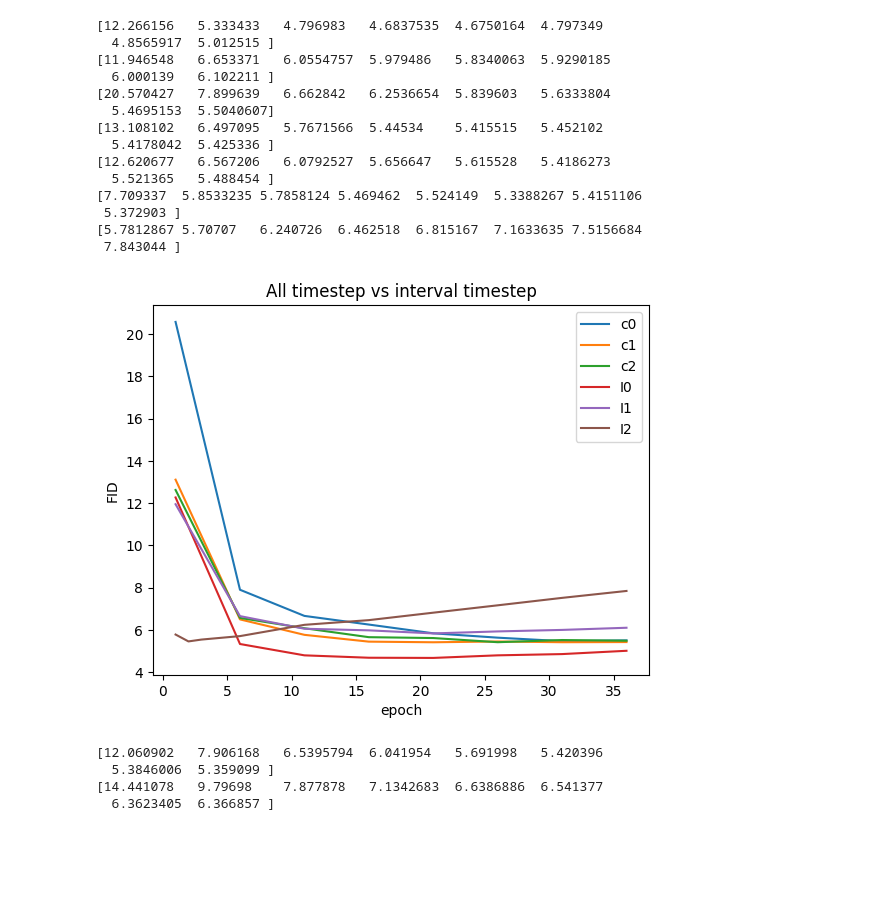
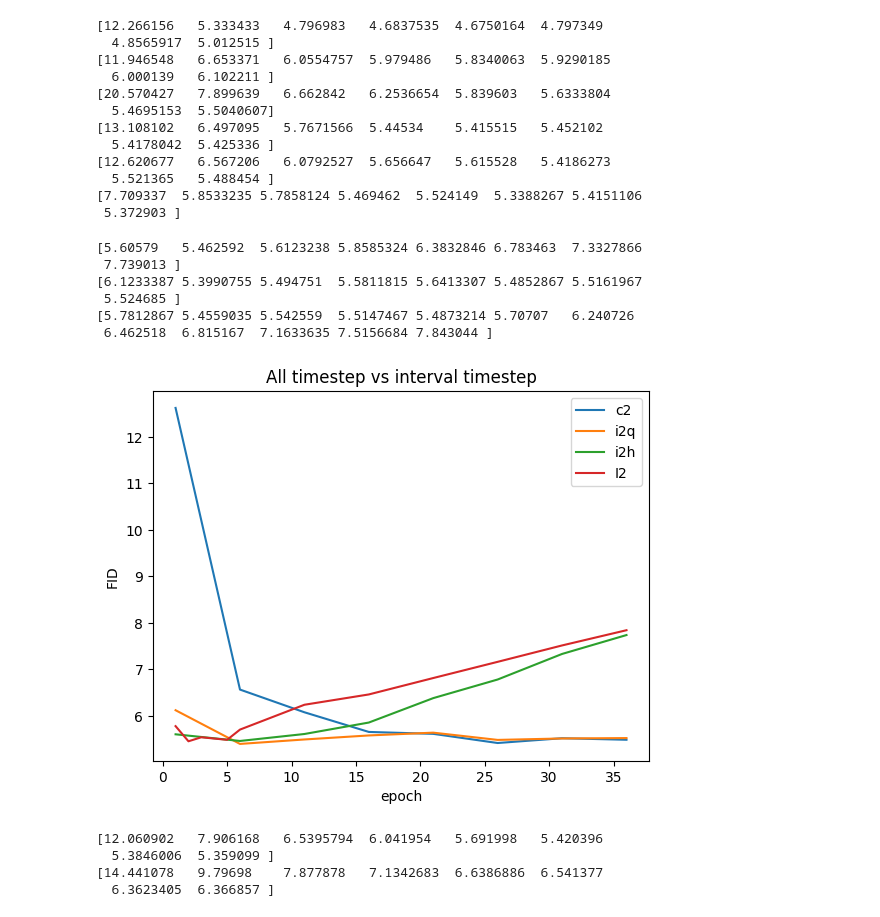
Before and after one commit to LucasYFL/dpm-solver, a Jupyter notebook: example_v2/score_sde_pytorch/jupyter/FID_plot.ipynb, the cells around one changed output. Saved outputs shown, nothing was run; the diff lists cells and outputs as text; code cells hidden in the pictures; blank space fills up the shorter version.

```diff
--- a/example_v2/score_sde_pytorch/jupyter/FID_plot.ipynb
+++ b/example_v2/score_sde_pytorch/jupyter/FID_plot.ipynb
@@ -14,6 +14,10 @@ i1 = []
 c0 = []
 c1 = []
 i2 = []
+i2h = []
+i2q = []
+i2hp = os.path.join(rootp,'interval2_half')
+i2qp = os.path.join(rootp,'interval2_quart')
 d005 = []
 all = []
 c2 = []
@@ -32,6 +36,8 @@ for i in range(1,41,5):
     c1.append(d['fid'])
     c2.append(np.load(os.path.join(c2p,"report_{}.npz".format(i)))['fid'])
     i2.append(np.load(os.path.join(i2p,"report_{}.npz".format(i)))['fid'])
+    i2h.append(np.load(os.path.join(i2hp,"report_{}.npz".format(i)))['fid'])
+    i2q.append(np.load(os.path.join(i2qp,"report_{}.npz".format(i)))['fid'])
 i0 = np.array(i0)
 i1 = np.array(i1)
 c0 = np.array(c0)
@@ -45,7 +51,6 @@ print(c0)
 print(c1)
 print(c2)
 print(d005)
-print(i2)
 # %% [output]
 [12.266156   5.333433   4.796983   4.6837535  4.6750164  4.797349
   4.8565917  5.012515 ]
@@ -59,34 +64,42 @@ print(i2)
   5.521365   5.488454 ]
 [7.709337  5.8533235 5.7858124 5.469462  5.524149  5.3388267 5.4151106
  5.372903 ]
-[5.7812867 5.70707   6.240726  6.462518  6.815167  7.1633635 7.5156684
- 7.843044 ]
 # %%
 
 import matplotlib.pyplot as plt
 i2 = []
-y2 = list(range(1,4))+list(range(6,41,5))
+y2 = list(range(1,6))+list(range(6,41,5))
 for i in y2:
     i2.append(np.load(os.path.join(i2p,"report_{}.npz".format(i)))['fid'])
 i2 = np.array(i2)
-
+print(np.array(i2h))
+print(np.array(i2q))
+print(i2)
 y = list(range(1,41,5))
-plt.plot(y,c0,label='c0')
-plt.plot(y,c1,label='c1')
+#plt.plot(y,c0,label='c0')
+#plt.plot(y,c1,label='c1')
 plt.plot(y,c2,label='c2')
-plt.plot(y,i0,label='I0')
+plt.plot(y,i2q,label='i2q')
+plt.plot(y,i2h,label='i2h')
+#plt.plot(y,i0,label='I0')
 #plt.plot(y,d005,label='t005')
-plt.plot(y,i1,label='I1')
+#plt.plot(y,i1,label='I1')
 plt.plot(y2,i2,label='I2')
-
+plt.plot
 plt.legend()
 #plt.xlabel("10k training iterations")
 plt.xlabel("epoch")
 plt.ylabel("FID")
 plt.title("All timestep vs interval timestep")
 plt.show()
 # %% [output]
+[5.60579   5.462592  5.6123238 5.8585324 6.3832846 6.783463  7.3327866
+ 7.739013 ]
+[6.1233387 5.3990755 5.494751  5.5811815 5.6413307 5.4852867 5.5161967
+ 5.524685 ]
+[5.7812867 5.4559035 5.542559  5.5147467 5.4873214 5.70707   6.240726
+ 6.462518  6.815167  7.1633635 7.5156684 7.843044 ]
-[figure, old version]
+[figure, new version]
 # %%
 dpm_ori_path = "../experiments/dpm/eval/"
 dpm_fewer_path = "../experiments/dpm_fewer/eval/"
```
Also changed, not shown: 17 other files.
